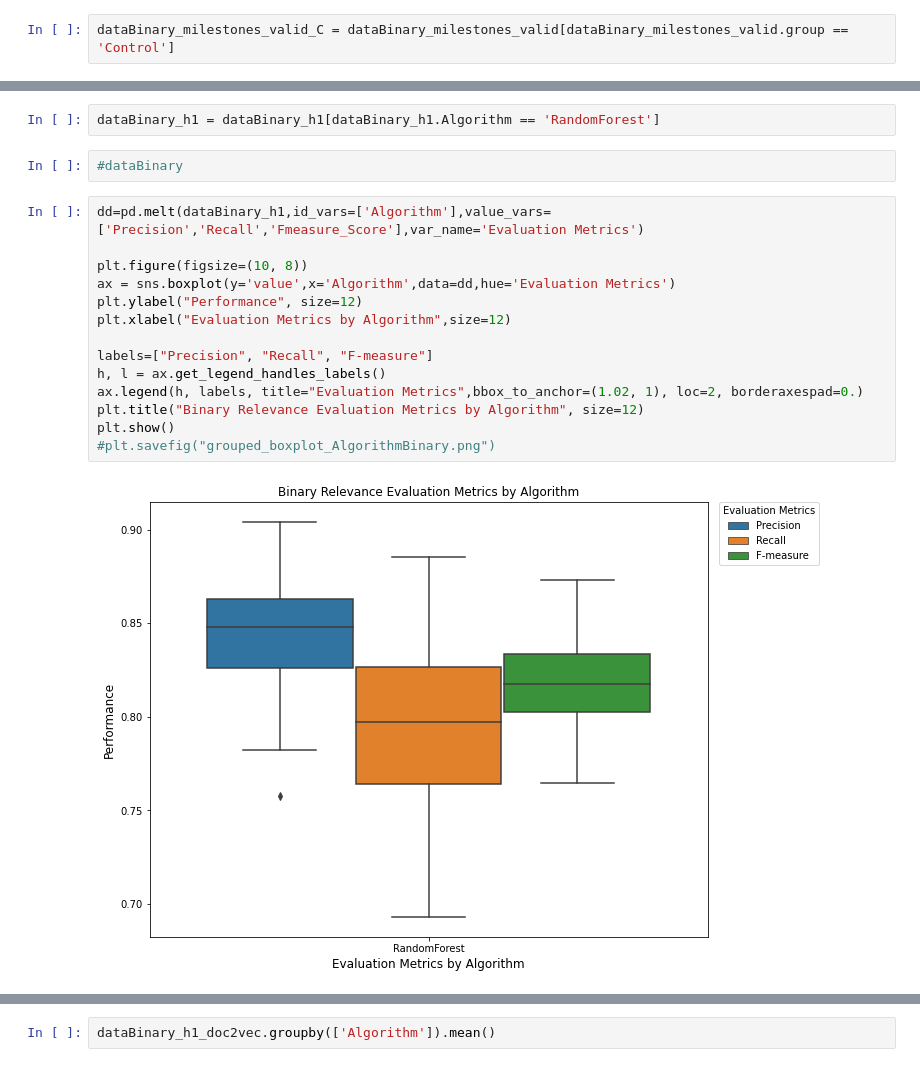
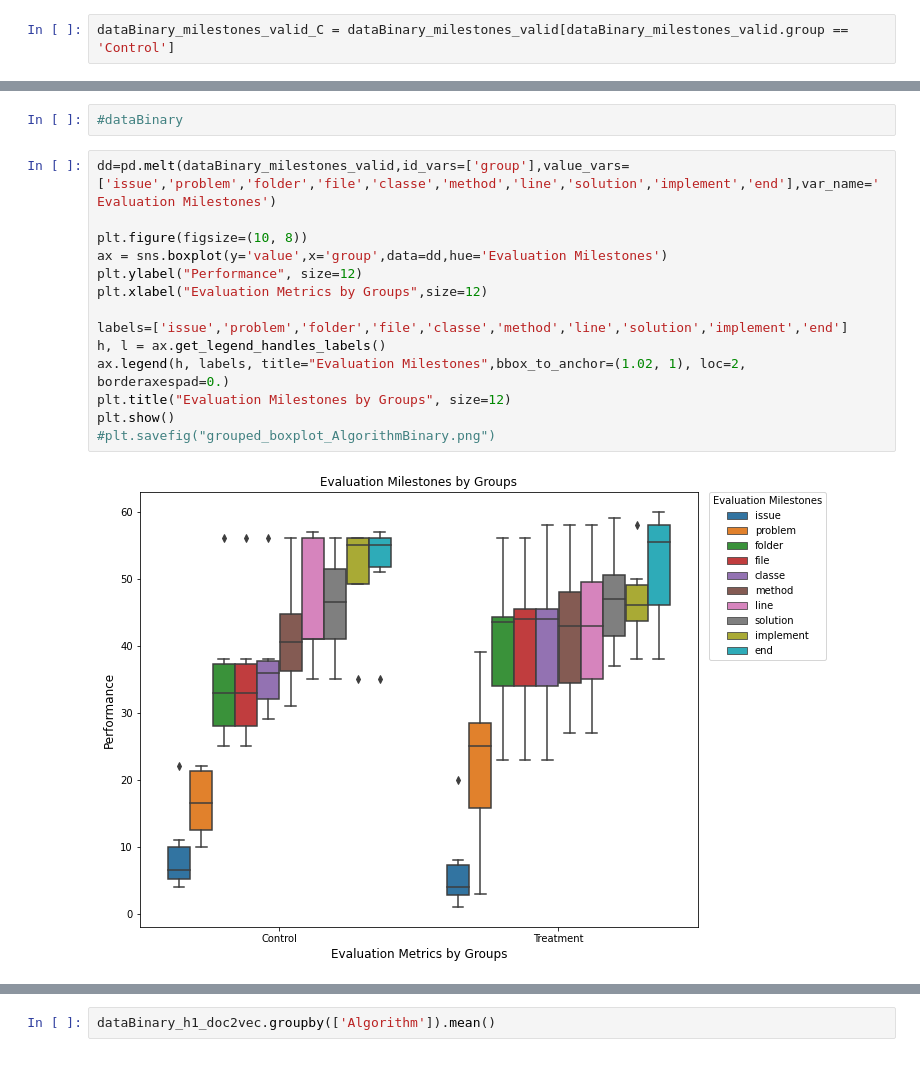
Before and after one commit to fabiojavamarcos/MilestonesExperiments, a Jupyter notebook: Analysis_MilestonesExperiments.ipynb, the cells around one changed output, grey strips where cells are left out. Drawn from its saved outputs; the diff is of its cells as text.

```diff
--- a/Analysis_MilestonesExperiments.ipynb
+++ b/Analysis_MilestonesExperiments.ipynb
@@ -120,21 +134,19 @@ dataBinary_milestones_valid_C.groupby(['issue_number']).mean()
 | 5679 | NaN | NaN | NaN | NaN | NaN | NaN | NaN | NaN | NaN | NaN |
-# %%
-dataBinary_h1 = dataBinary_h1[dataBinary_h1.Algorithm == 'RandomForest']
 # %%
 #dataBinary
 # %%
-dd=pd.melt(dataBinary_h1,id_vars=['Algorithm'],value_vars=['Precision','Recall','Fmeasure_Score'],var_name='Evaluation Metrics')
+dd=pd.melt(dataBinary_milestones_valid,id_vars=['group'],value_vars=['issue','problem','folder','file','classe','method','line','solution','implement','end'],var_name='Evaluation Milestones')
 
 plt.figure(figsize=(10, 8))
-ax = sns.boxplot(y='value',x='Algorithm',data=dd,hue='Evaluation Metrics')
+ax = sns.boxplot(y='value',x='group',data=dd,hue='Evaluation Milestones')
 plt.ylabel("Performance", size=12)
-plt.xlabel("Evaluation Metrics by Algorithm",size=12)
+plt.xlabel("Evaluation Metrics by Groups",size=12)
 
-labels=["Precision", "Recall", "F-measure"]
+labels=['issue','problem','folder','file','classe','method','line','solution','implement','end']
 h, l = ax.get_legend_handles_labels()
-ax.legend(h, labels, title="Evaluation Metrics",bbox_to_anchor=(1.02, 1), loc=2, borderaxespad=0.)
-plt.title("Binary Relevance Evaluation Metrics by Algorithm", size=12)
+ax.legend(h, labels, title="Evaluation Milestones",bbox_to_anchor=(1.02, 1), loc=2, borderaxespad=0.)
+plt.title("Evaluation Milestones by Groups", size=12)
 plt.show()
 #plt.savefig("grouped_boxplot_AlgorithmBinary.png")
 # %% [output]
-[figure, old version]
+[figure, new version]
```
Also changed, not shown: parts of 14 cells of this notebook.
